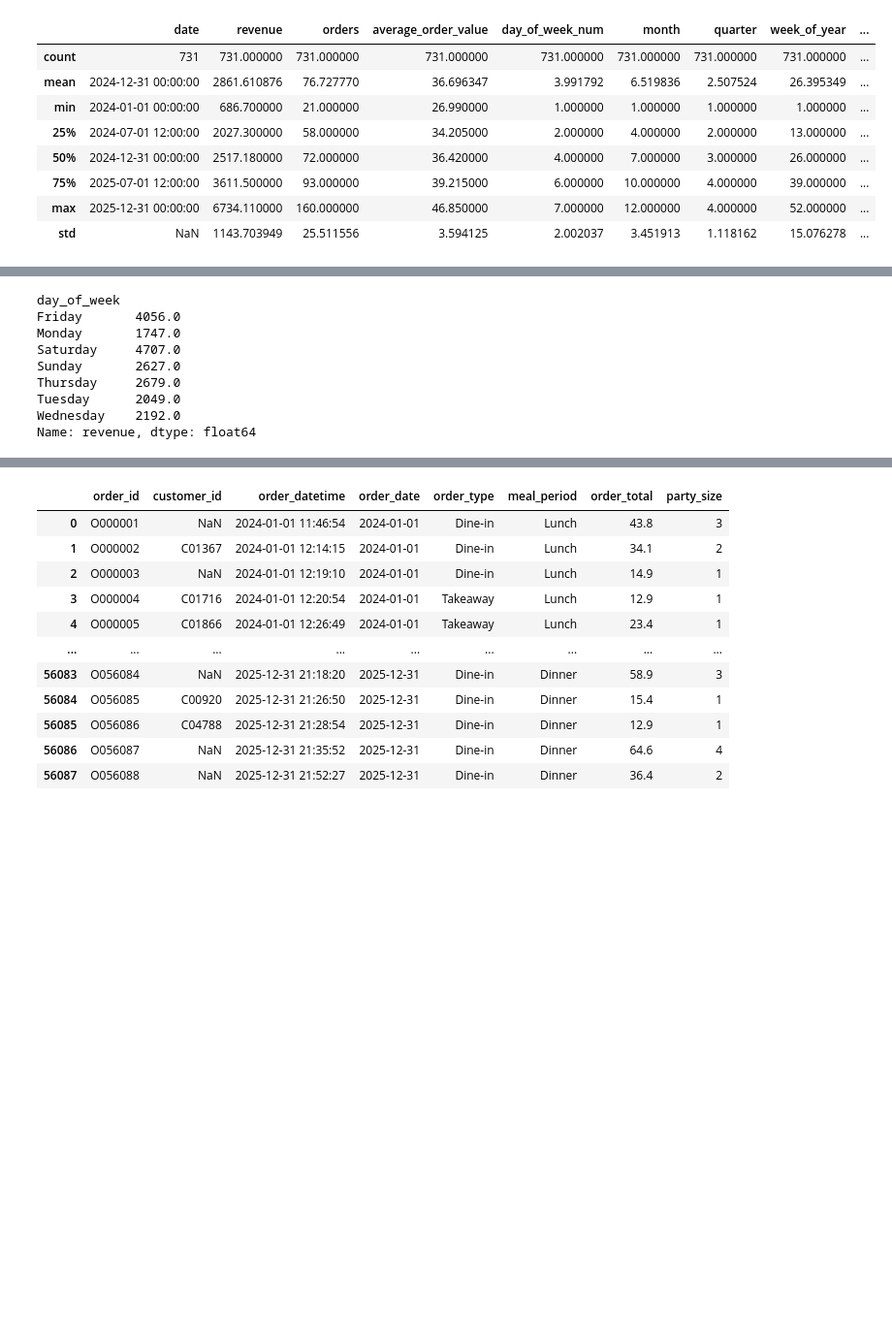
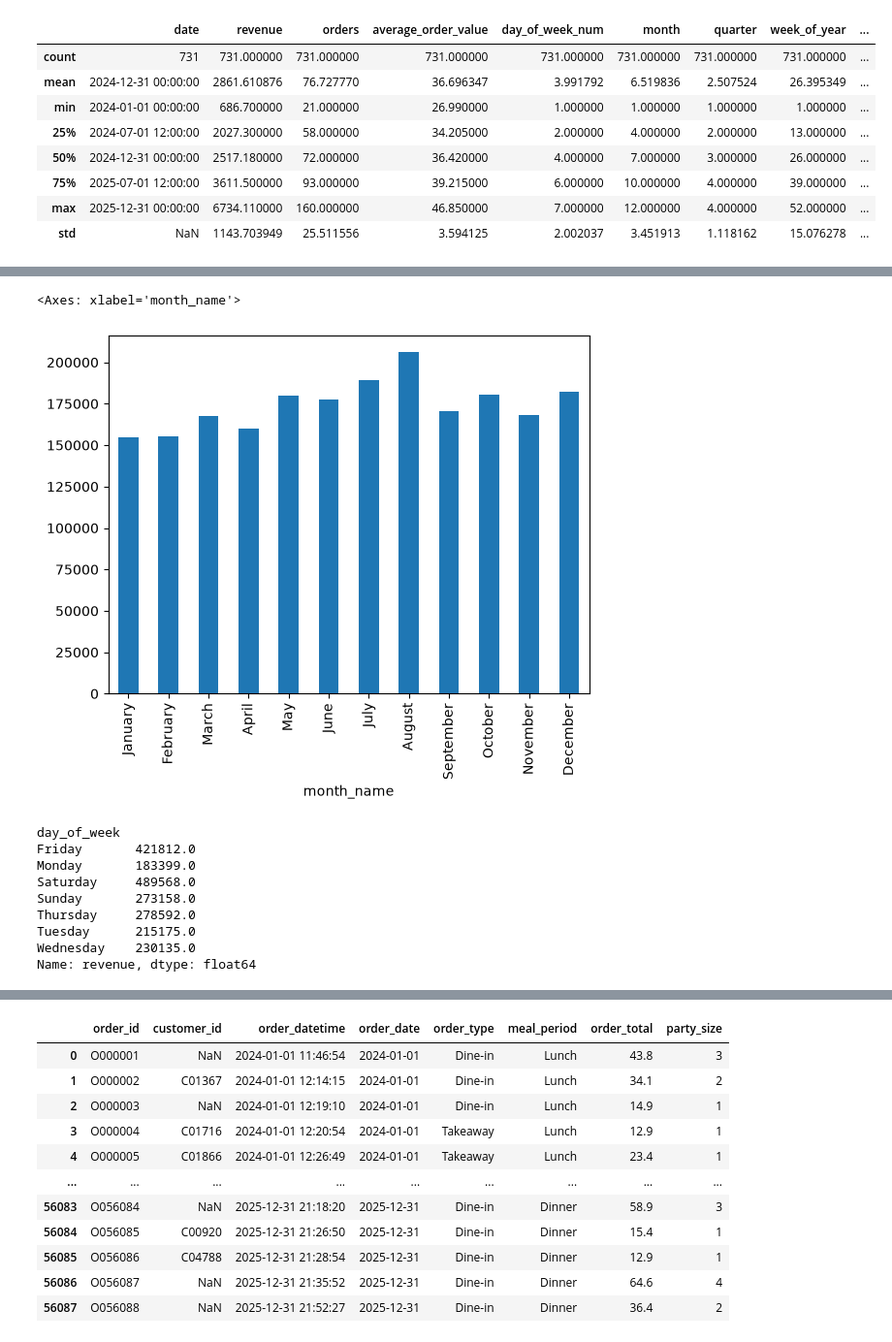
Before and after one commit to satish-shrestha-4u/restrodine-restaurant-intelligence, a Jupyter notebook: notebooks/data_cleaning.ipynb, the cells around one changed output, grey strips where cells are left out. Shown at 97% size. Cells and saved outputs as stored; diff of their text form; code cells hidden in the pictures; blank space fills up the shorter version.

```diff
--- a/notebooks/data_cleaning.ipynb
+++ b/notebooks/data_cleaning.ipynb
@@ -82,6 +82,15 @@ memory usage: 125.8 KB
 # %%
 # change to datetime format
 daily_revenue_df['date'] = pd.to_datetime(daily_revenue_df['date'], format='%Y-%m-%d')
+# %%
+# change is_rainy, is_promo_day and is_holiday datatypes to boolen format
+daily_revenue_df['is_rainy']= daily_revenue_df['is_rainy'].astype(bool)
+daily_revenue_df['is_promo_day']= daily_revenue_df['is_promo_day'].astype(bool)
+daily_revenue_df['is_holiday']= daily_revenue_df['is_holiday'].astype(bool)
+daily_revenue_df['is_weekend']= daily_revenue_df['is_weekend'].astype(bool)
+# %%
+# rename the temperature column
+daily_revenue_df.rename(columns={'temperature_c': 'temperature_avg_c'},inplace=True)
 # %%
 # time difference
 daily_revenue_df['date'].max()-daily_revenue_df['date'].min()
@@ -102,12 +143,21 @@ daily_revenue_df.describe()
+# %%
+month = ["January", "February", "March", "April", "May", "June",
+         "July", "August", "September", "October", "November", "December"]
+
+daily_revenue_df.groupby("month_name")["revenue"].sum().round().reindex(month).plot(kind="bar")
+# %% [output]
+<Axes: xlabel='month_name'>
+[figure, added]
 # %%
-daily_revenue_df.groupby("day_of_week")["revenue"].mean().round()
+# Revenue by day of week
+daily_revenue_df.groupby("day_of_week")["revenue"].sum().round()
 # %% [output]
 day_of_week
-Friday       4056.0
-Monday       1747.0
-Saturday     4707.0
-Sunday       2627.0
-Thursday     2679.0
-Tuesday      2049.0
-Wednesday    2192.0
+Friday       421812.0
+Monday       183399.0
+Saturday     489568.0
+Sunday       273158.0
+Thursday     278592.0
+Tuesday      215175.0
+Wednesday    230135.0
 Name: revenue, dtype: float64
```
Also changed, not shown: parts of 41 cells of this notebook, 1 other file.
